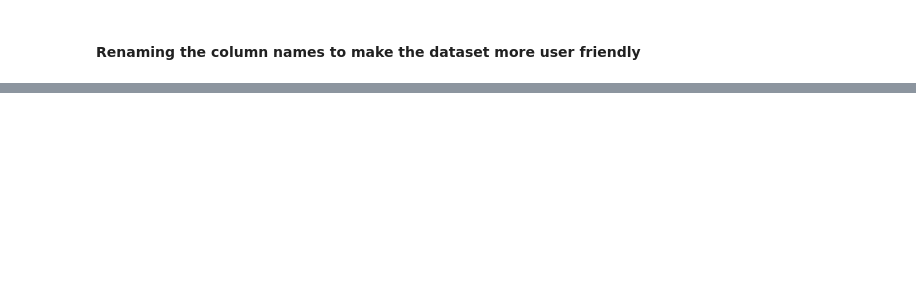
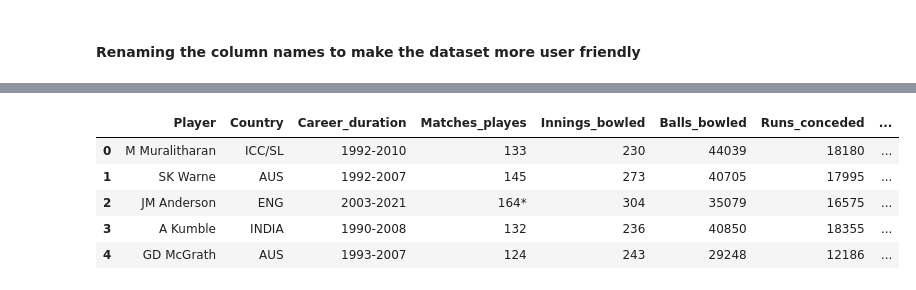
Before and after one commit to irfan013/test_bowlers_analysis, a Jupyter notebook: test_bowlers_analysis.ipynb, the cells around one changed output, grey strips where cells are left out. Drawn from its saved outputs; the diff is of its cells as text; code cells hidden in the pictures; blank space fills up the shorter version.

```diff
--- a/test_bowlers_analysis.ipynb
+++ b/test_bowlers_analysis.ipynb
@@ -150,0 +249,11 @@ display(df.head())
+# %%
+#Cleaning the Country column
+df['Country'] = df['Country'].str.replace(")", "")
+display(df.head())
+# %% [output]
+|  | Player | Country | Career_duration | Matches_playes | Innings_bowled | Balls_bowled | Runs_conceded | ... |
+| 0 | M Muralitharan | ICC/SL | 1992-2010 | 133 | 230 | 44039 | 18180 | ... |
+| 1 | SK Warne | AUS | 1992-2007 | 145 | 273 | 40705 | 17995 | ... |
+| 2 | JM Anderson | ENG | 2003-2021 | 164* | 304 | 35079 | 16575 | ... |
+| 3 | A Kumble | INDIA | 1990-2008 | 132 | 236 | 40850 | 18355 | ... |
+| 4 | GD McGrath | AUS | 1993-2007 | 124 | 243 | 29248 | 12186 | ... |
```
Also changed, not shown: parts of 52 cells of this notebook.
